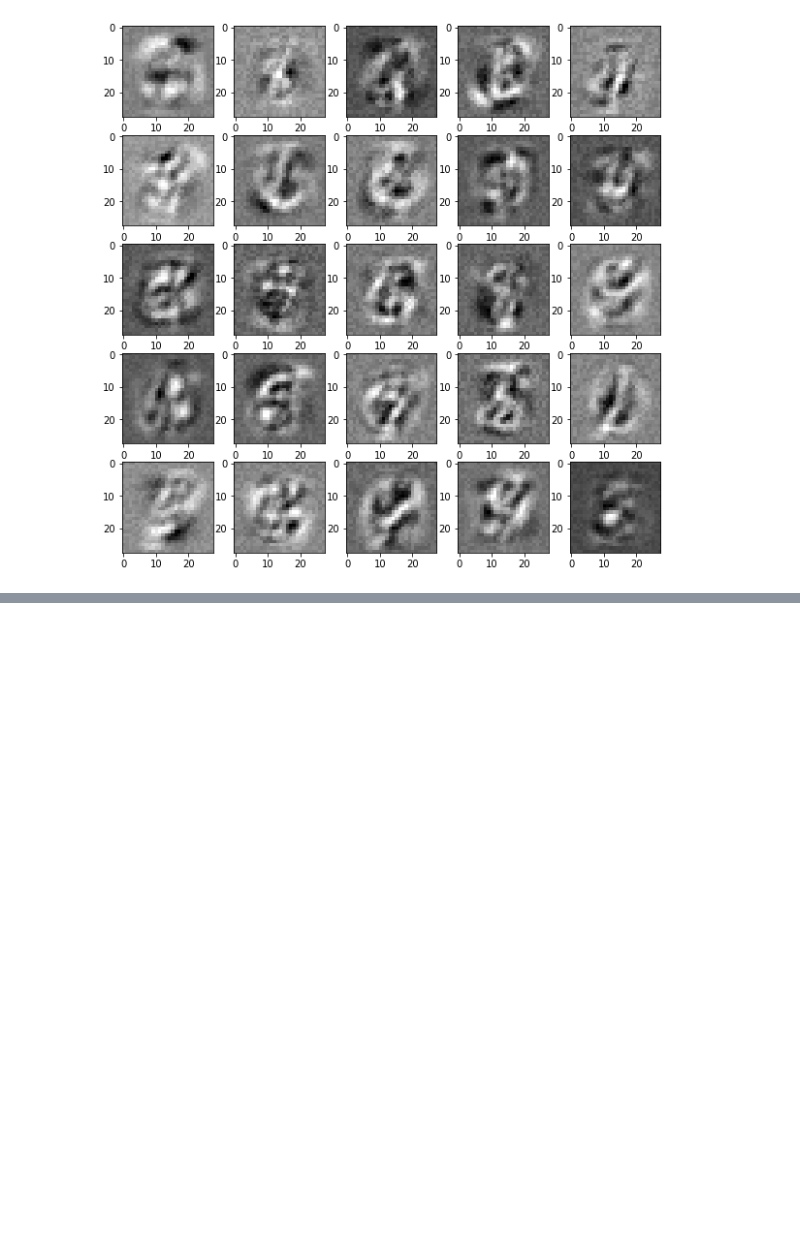
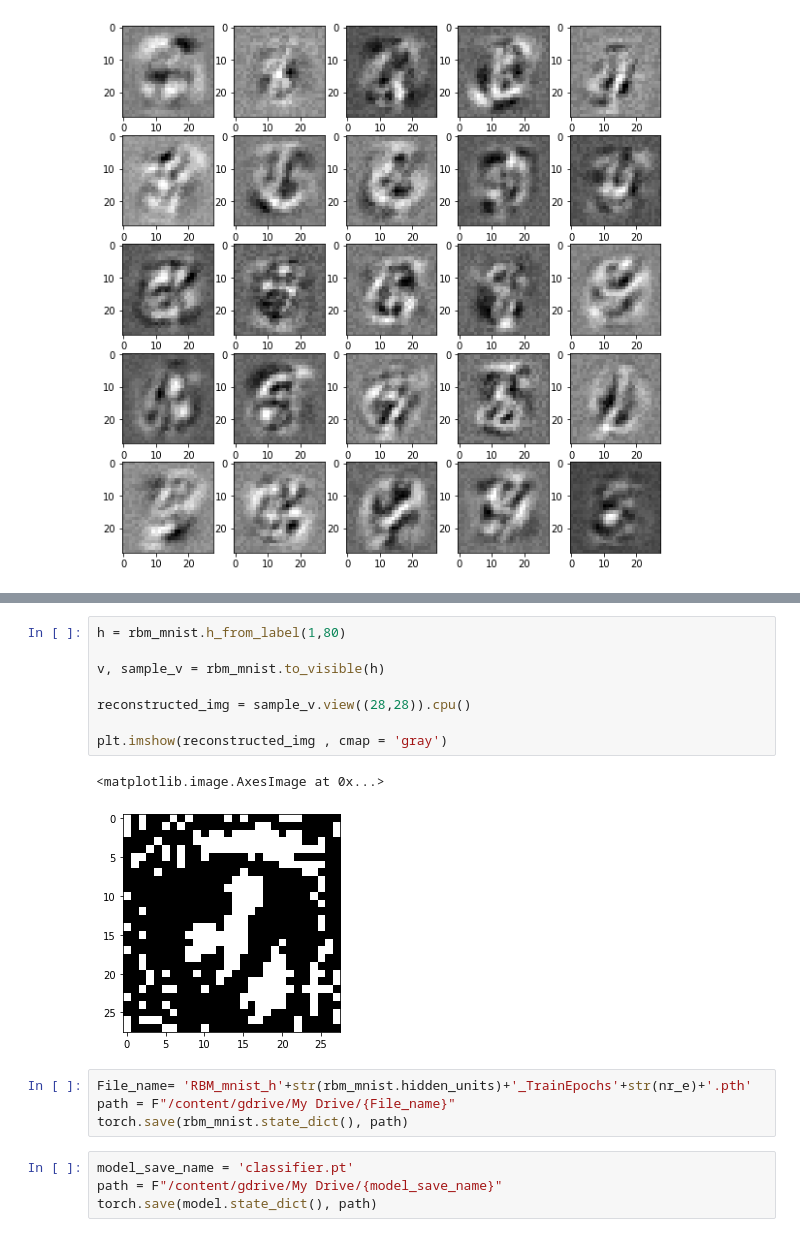
Before and after one commit to LorenzoTausani/DBN, a Jupyter notebook: RBM_generation.ipynb, the cells around one changed output, grey strips where cells are left out. Cells and saved outputs as stored; diff of their text form; blank space fills up the shorter version.

Commit message:
update 07 05
Fatto biasing
da provare salvataggio modello so gdrive

```diff
--- a/RBM_generation.ipynb
+++ b/RBM_generation.ipynb
@@ -238,0 +282,19 @@ rbm_mnist.test_h_Linear_classifier()
+# %%
+h = rbm_mnist.h_from_label(1,80)
+
+v, sample_v = rbm_mnist.to_visible(h)
+
+reconstructed_img = sample_v.view((28,28)).cpu()
+
+plt.imshow(reconstructed_img , cmap = 'gray')
+# %% [output]
+<matplotlib.image.AxesImage at 0x...>
+[figure, added]
+# %%
+File_name= 'RBM_mnist_h'+str(rbm_mnist.hidden_units)+'_TrainEpochs'+str(nr_e)+'.pth'
+path = F"/content/gdrive/My Drive/{File_name}"
+torch.save(rbm_mnist.state_dict(), path)
+# %%
+model_save_name = 'classifier.pt'
+path = F"/content/gdrive/My Drive/{model_save_name}"
+torch.save(model.state_dict(), path)
```
Also changed, not shown: parts of 11 cells of this notebook, 1 other file.
